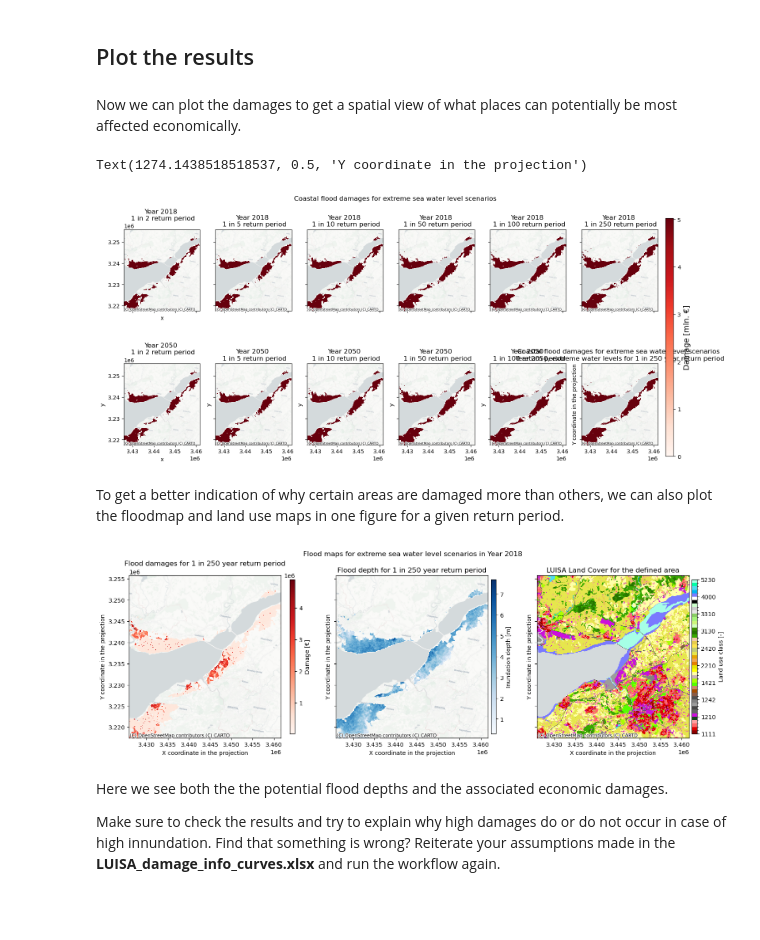
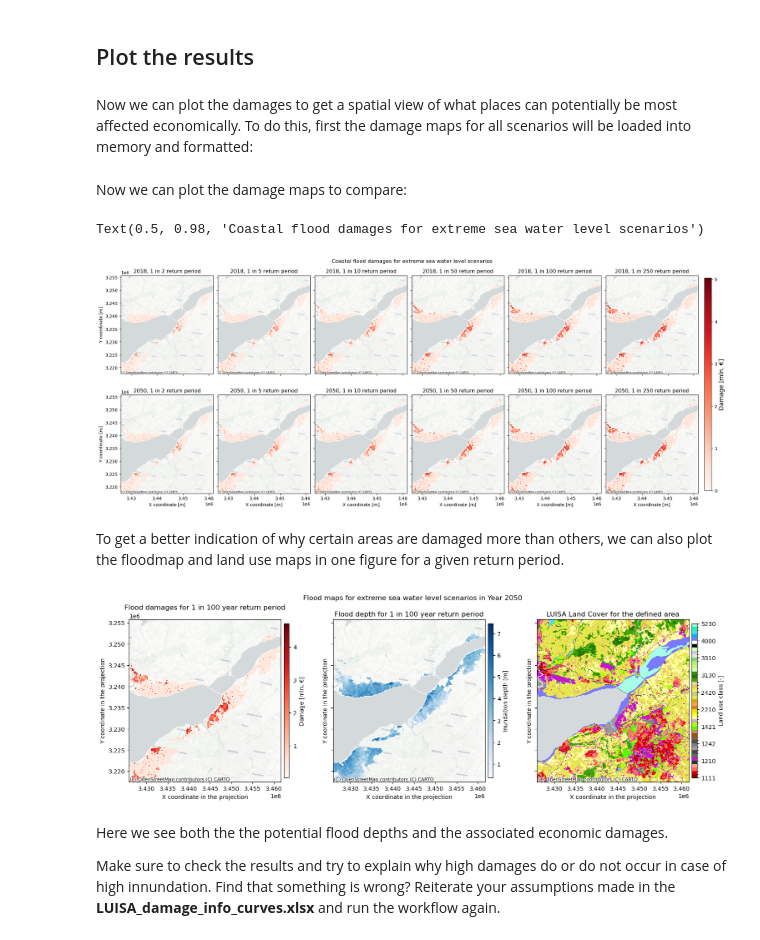
Before and after one commit to CLIMAAX/FLOODS, a Jupyter notebook: FLOOD_COASTAL.ipynb, the cells around one changed output. Drawn from its saved outputs; the diff is of its cells as text; code cells hidden in the pictures; blank space fills up the shorter version.

Commit message:
updated figures

```diff
--- a/FLOOD_COASTAL.ipynb
+++ b/FLOOD_COASTAL.ipynb
@@ -572,3 +572,4 @@ category_damage.head(10)
 ## Plot the results
 # %% [markdown]
 Now we can plot the damages to get a spatial view of what places can potentially be most affected economically.
+To do this, first the damage maps for all scenarios will be loaded into memory and formatted:
@@ -575,38 +599,30 @@ Now we can plot the damages to get a spatial view of what places can potentially
+# %% [markdown]
+Now we can plot the damage maps to compare:
 # %%
-fig,axs = plt.subplots(figsize=(20, 7),nrows=len(years),ncols=len(rps),sharex=True,sharey=True,layout='constrained')
+# Plot damage maps for different scenarios and return periods
+fig,axs = plt.subplots(figsize=(20, 8),nrows=len(years),ncols=len(rps),constrained_layout=True,sharex=True,sharey=True)
 
 # define limits for the damage axis based on the map with highest damages
-damagemap_max = rxr.open_rasterio('{}/flood_scenario_{}_{}_rp{:04}_damagemap.tif'.format(results_dir,areaname,np.max(years),np.max(rps)))
-vrange = [0,np.max(damagemap_max.values)/10**6]
+vrange = [0,np.nanmax(damagemap_all.sel(year=2050,return_period=250)['damages'].values)]
 
+#subfigs = fig.subfigures(len(years), 1)
 for yy in range(0,len(years)):
     for rr in range(0,len(rps)):
+        # Plot the damagemap with a color map representing damages and a color bar
+        bs=damagemap_all.sel(year=years[yy],return_period=rps[rr])['damages'].plot(ax=axs[yy,rr], vmin=vrange[0], vmax=vrange[1], cmap='Reds', add_colorbar=False)
 
-        # Open a raster file representing flood damages for a specific scenario
-        damagemap = rxr.open_rasterio('{}/flood_scenario_{}_{}_rp{:04}_damagemap.tif'.format(results_dir,areaname,years[yy],rps[rr]))
-        damagemap.load()
-        damagemap = damagemap.where(damagemap > 0) # Select values in the damagemap that are greater than 0
-        damagemap = damagemap/10**6 # convert to mln. Euro
-
-        # Plot the damagemap with a color map representing damages and a color bar
-        bs=damagemap.plot(ax=axs[yy,rr], vmin=vrange[0], vmax=vrange[1], cmap='Reds', add_colorbar=False)
-
-        ctx.add_basemap(axs[yy,rr],crs=damagemap.rio.crs.to_string(),source=ctx.providers.CartoDB.Positron, attribution_size=6) # add basemap
-        axs[yy,rr].set_title(f'Year {years[yy]} \n 1 in {rps[rr]} return period',fontsize=12)
+        ctx.add_basemap(axs[yy,rr],crs=damagemap_all.rio.crs.to_string(),source=ctx.providers.CartoDB.Positron, attribution_size=6) # add basemap
+        axs[yy,rr].set_title(f'{years[yy]}, 1 in {rps[rr]} return period',fontsize=12)
         if rr>0:
+            axs[yy,rr].yaxis.label.set_visible(False)
+        if yy==0:
             axs[yy,rr].xaxis.label.set_visible(False)
-        if yy==0:
-            axs[yy,rr].yaxis.label.set_visible(False)
 
 fig.colorbar(bs,ax=axs[:],orientation="vertical",pad=0.01,shrink=0.9,aspect=30).set_label(label=f'Damage [mln. €]',size=14)
-plt.suptitle('Coastal flood damages for extreme sea water level scenarios',fontsize=12)
-
-plt.title('Coastal flood damages for extreme sea water level scenarios \n' + f'Year {year}, extreme water levels for 1 in {rp} year return period')
-plt.xlabel('X coordinate [km]')
-plt.ylabel('Y coordinate [km]')
+fig.suptitle('Coastal flood damages for extreme sea water level scenarios',fontsize=12);
 # %% [output]
-Text(1274.1438518518537, 0.5, 'Y coordinate in the projection')
+Text(0.5, 0.98, 'Coastal flood damages for extreme sea water level scenarios')
-[figure, old version]
+[figure, new version]
 # %% [markdown]
 To get a better indication of why certain areas are damaged more than others, we can also plot the floodmap and land use maps in one figure for a given return period.
 # %%
@@ -617,22 +637,19 @@ rp = 100
 fig, ([ax1, ax2, ax3]) = plt.subplots(figsize=(15, 5),nrows=1,ncols=3,sharex=True,sharey=True,layout='constrained')
 
 # Plot flood damages on the first plot
-damagemap.plot(ax=ax1, cmap='Reds', cbar_kwargs={'label': "Damage [€]",'pad':0.01,'shrink':0.95,'aspect':30})
+damagemap.plot(ax=ax1, cmap='Reds', cbar_kwargs={'label': "Damage [mln. €]",'pad':0.01,'shrink':0.95,'aspect':30})
 ax1.set_title(f'Flood damages for 1 in {rp} year return period')
-ax1.set_xlabel('X coordinate in the projection')
-ax1.set_ylabel('Y coordinate in the projection')
+ax1.set_xlabel('X coordinate in the projection'); ax1.set_ylabel('Y coordinate in the projection')
 
 # Plot inundation depth on the second plot
 floodmaps_resampled.sel(year=year,return_period=rp)['inun'].plot(ax=ax2, cmap='Blues', cbar_kwargs={'label': "Inundation depth [m]",'pad':0.01,'shrink':0.95,'aspect':30})
 ax2.set_title(f'Flood depth for 1 in {rp} year return period')
-ax2.set_xlabel('X coordinate in the projection')
-ax2.set_ylabel('Y coordinate in the projection')
+ax2.set_xlabel('X coordinate in the projection'); ax2.set_ylabel('Y coordinate in the projection')
 
 # Plot land use on the third plot with custom colors
 land_use_local.plot(ax=ax3, levels=LUISA_values, colors=LUISA_colors, cbar_kwargs={'label': "Land use class [-]",'pad':0.01,'shrink':0.95,'aspect':30})
 ax3.set_title('LUISA Land Cover for the defined area')
-ax3.set_xlabel('X coordinate in the projection')
-ax3.set_ylabel('Y coordinate in the projection')
+ax3.set_xlabel('X coordinate in the projection'); ax3.set_ylabel('Y coordinate in the projection')
 
 plt.suptitle('Flood maps for extreme sea water level scenarios in ' + f'Year {year}',fontsize=12)
 
@@ -647,7 +664,7 @@ plt.show()
 fileout = os.path.join(results_dir,'Result_map_{}_{}_rp{:04}.png'.format(areaname,year,rp))
 fig.savefig(fileout)
 # %% [output]
-[figure, old version]
+[figure, new version]
 # %% [markdown]
 Here we see both the the potential flood depths and the associated economic damages.
 
```
Also changed, not shown: parts of 2 cells of this notebook.
